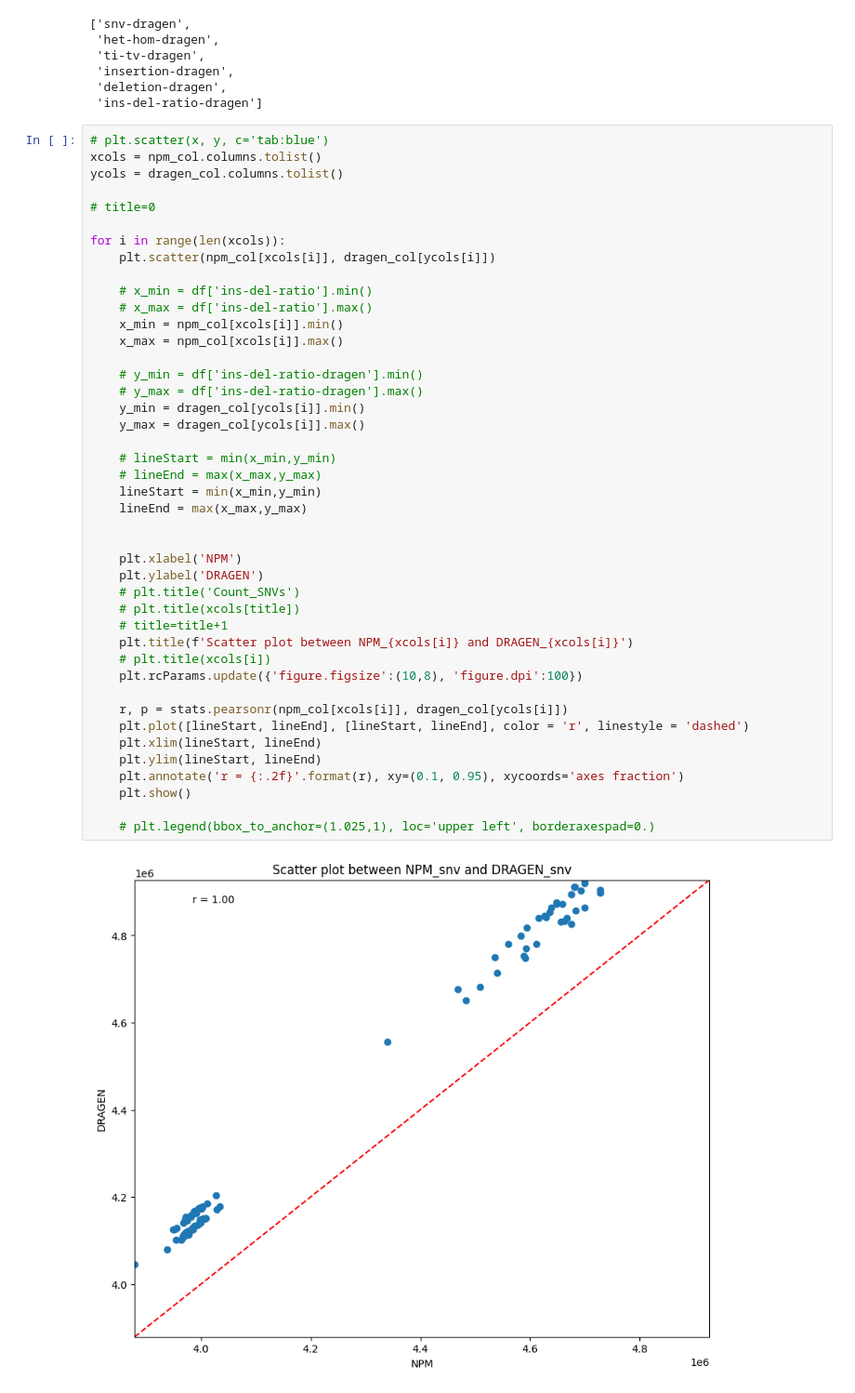
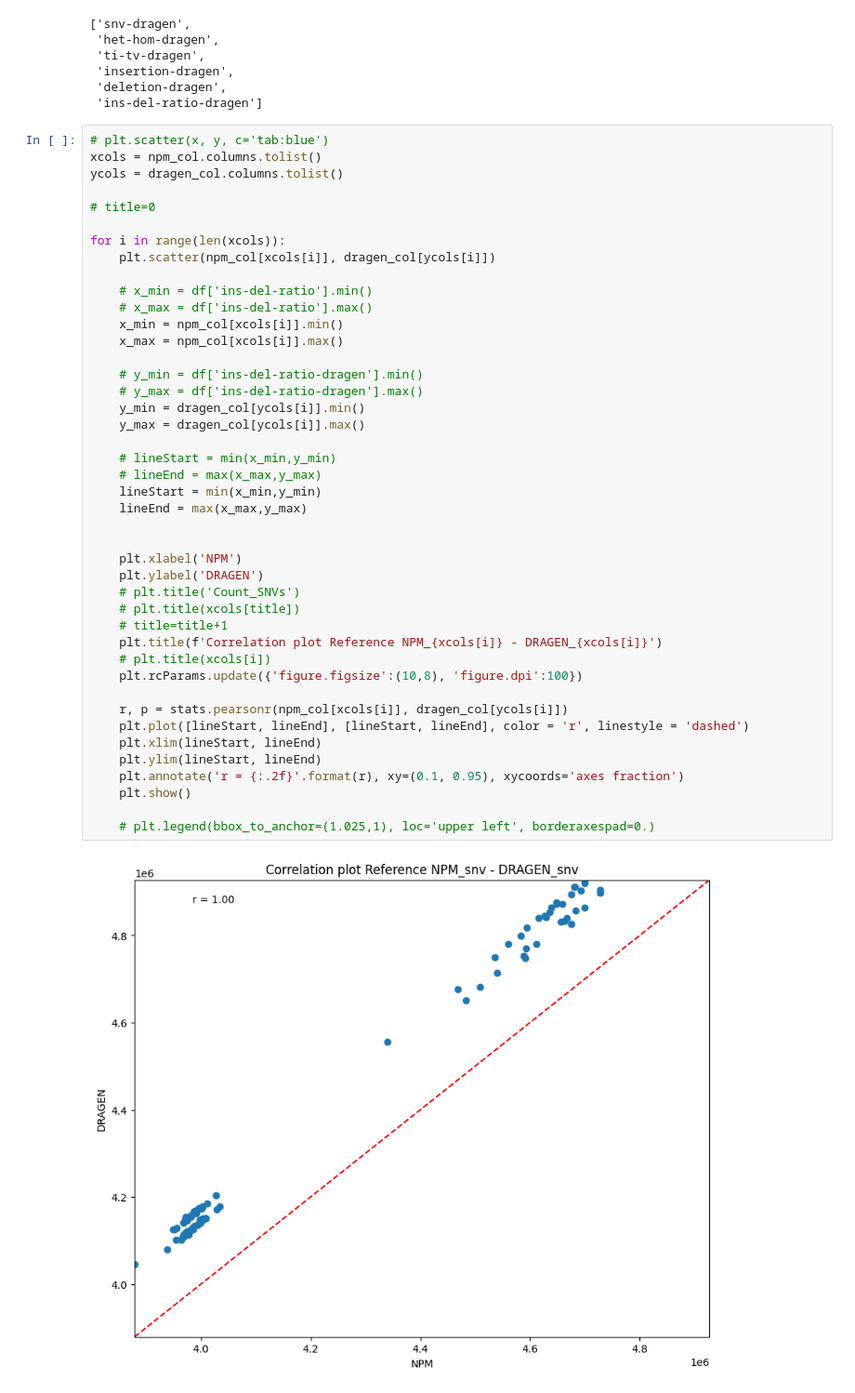
Before and after one commit to ga4gh/quality-control-wgs, a Jupyter notebook: benchmark_resources/stats/Metrics_correlation.ipynb, the cells around one changed output. Shown at 93% size. Cells and saved outputs as stored; diff of their text form.

Commit message:
update the correlation plot title

```diff
--- a/benchmark_resources/stats/Metrics_correlation.ipynb
+++ b/benchmark_resources/stats/Metrics_correlation.ipynb
@@ -144,32 +144,32 @@ for i in range(len(xcols)):
     x_max = npm_col[xcols[i]].max()
 
     # y_min = df['ins-del-ratio-dragen'].min()
     # y_max = df['ins-del-ratio-dragen'].max()
     y_min = dragen_col[ycols[i]].min()
     y_max = dragen_col[ycols[i]].max()
 
     # lineStart = min(x_min,y_min)
     # lineEnd = max(x_max,y_max)
     lineStart = min(x_min,y_min)
     lineEnd = max(x_max,y_max)
 
 
     plt.xlabel('NPM')
     plt.ylabel('DRAGEN')
     # plt.title('Count_SNVs')
     # plt.title(xcols[title])
     # title=title+1
-    plt.title(f'Scatter plot between NPM_{xcols[i]} and DRAGEN_{xcols[i]}')
+    plt.title(f'Correlation plot Reference NPM_{xcols[i]} - DRAGEN_{xcols[i]}')
     # plt.title(xcols[i])
     plt.rcParams.update({'figure.figsize':(10,8), 'figure.dpi':100})
 
     r, p = stats.pearsonr(npm_col[xcols[i]], dragen_col[ycols[i]])
     plt.plot([lineStart, lineEnd], [lineStart, lineEnd], color = 'r', linestyle = 'dashed')
     plt.xlim(lineStart, lineEnd)
     plt.ylim(lineStart, lineEnd)
     plt.annotate('r = {:.2f}'.format(r), xy=(0.1, 0.95), xycoords='axes fraction')
     plt.show()
 
     # plt.legend(bbox_to_anchor=(1.025,1), loc='upper left', borderaxespad=0.)
 # %% [output]
-[figure, old version]
+[figure, new version]
```
Also changed, not shown: parts of 2 cells of this notebook.
